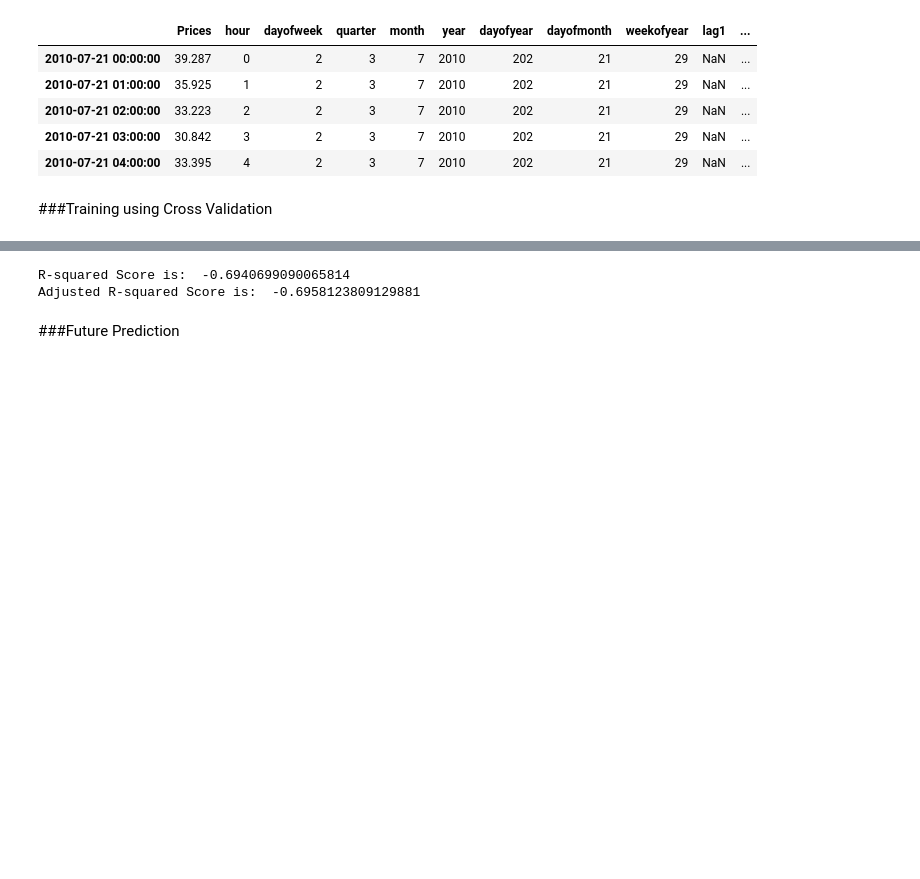
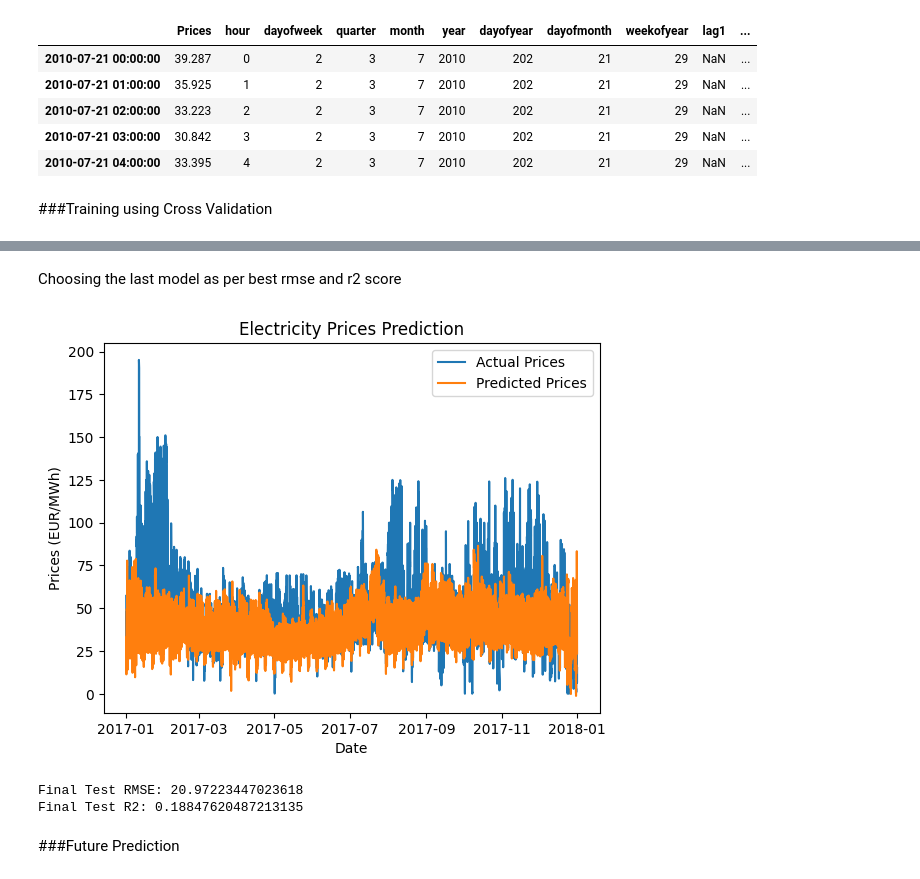
Before and after one commit to ShovanJana/Energy-Cost-Prediction-and-Optimization, a Jupyter notebook: Electricity Price Prediction Model.ipynb, the cells around one changed output, grey strips where cells are left out. Saved outputs shown, nothing was run; the diff lists cells and outputs as text; code cells hidden in the pictures; blank space fills up the shorter version.

Commit message:
Updated Prediction

```diff
--- a/Electricity Price Prediction Model.ipynb
+++ b/Electricity Price Prediction Model.ipynb
@@ -250,6 +259,10 @@ df.head()
 | 2010-07-21 02:00:00 | 33.223 | 2 | 2 | 3 | 7 | 2010 | 202 | 21 | 29 | NaN | ... |
 | 2010-07-21 03:00:00 | 30.842 | 3 | 2 | 3 | 7 | 2010 | 202 | 21 | 29 | NaN | ... |
 | 2010-07-21 04:00:00 | 33.395 | 4 | 2 | 3 | 7 | 2010 | 202 | 21 | 29 | NaN | ... |
+# %%
+#Splitting the data into train and test sets
+df_train= df[df['year']<2017]
+df_test= df[df['year']==2017]
 # %% [markdown]
 ###Training using Cross Validation
 # %%
@@ -373,15 +351,2 @@ y_actual17= np.array(df17.Prices)
-# %%
-#Calculating R2 score
-r2= r2_score(y_actual17,y_pred17)
-
-n= len(y_pred17)
-p= 9    #Total number for Features used len(FEATURES)
-
-#Calculating Adjusted R2 score
-adj_r2= 1-((1-r2)*(n-1)/(n-p-1))
-
-print('R-squared Score is: ',r2)
-print('Adjusted R-squared Score is: ',adj_r2)
-# %% [output]
-R-squared Score is:  -0.6940699090065814
-Adjusted R-squared Score is:  -0.6958123809129881
+# %% [markdown]
+Choosing the last model as per best rmse and r2 score
@@ -388,2 +355,26 @@ Adjusted R-squared Score is:  -0.6958123809129881
+# %%
+X_test_best= df_test[FEATURES]
+y_test_best = df_test[TARGET]
+# %%
+y_test_best_pred= best_model.predict(X_test_best)
+# %%
+plt.plot(y_test_best.index, y_test_best, label='Actual Prices')
+plt.plot(y_test_best.index, y_test_best_pred, label='Predicted Prices')
+plt.xlabel('Date')
+plt.ylabel('Prices (EUR/MWh)')
+plt.title('Electricity Prices Prediction')
+plt.legend()
+plt.show()
+# %% [output]
+[figure, added]
+# %%
+#test score
+best_test_rmse = np.sqrt(mean_squared_error(y_test_best, y_test_best_pred))
+best_test_r2 = r2_score(y_test_best, y_test_best_pred)
+print(f"Best Test RMSE: {best_test_rmse}")
+print(f"Best Test R2: {best_test_r2}")
+# %% [output]
+Final Test RMSE: 20.97223447023618
+Final Test R2: 0.18847620487213135
 # %% [markdown]
 ###Future Prediction
```
Also changed, not shown: parts of 20 cells of this notebook, 3 other files.
